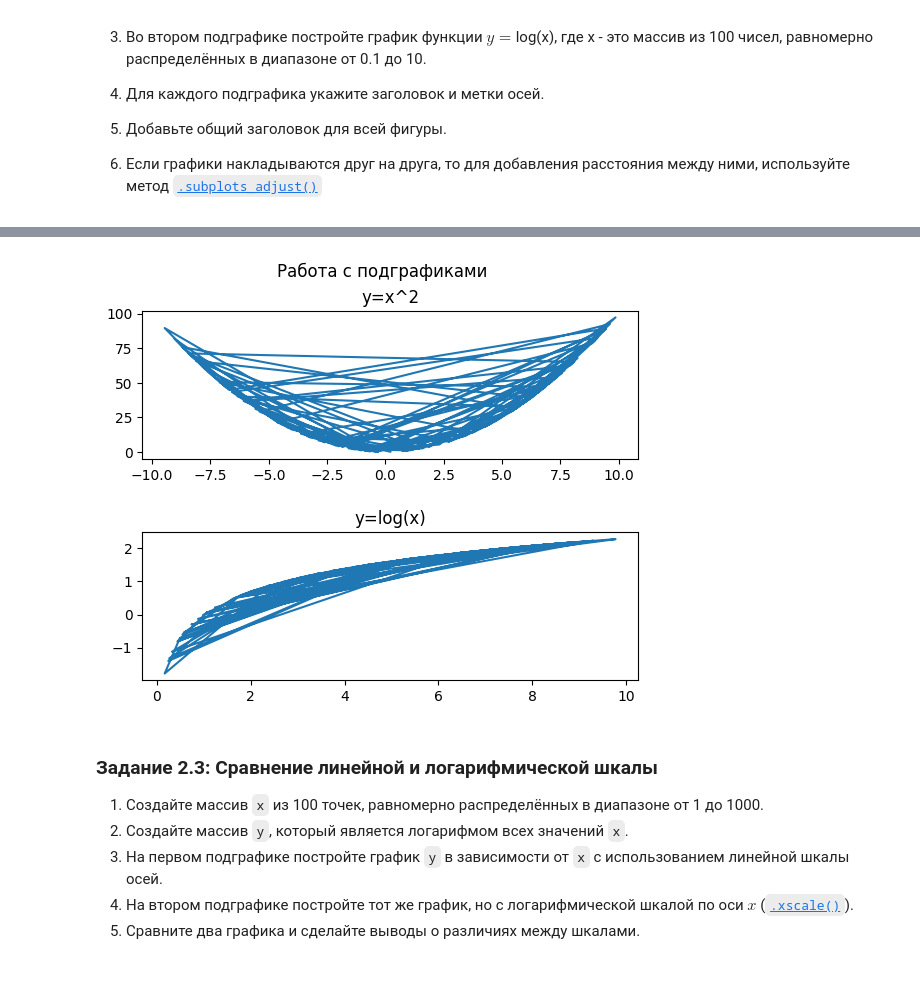
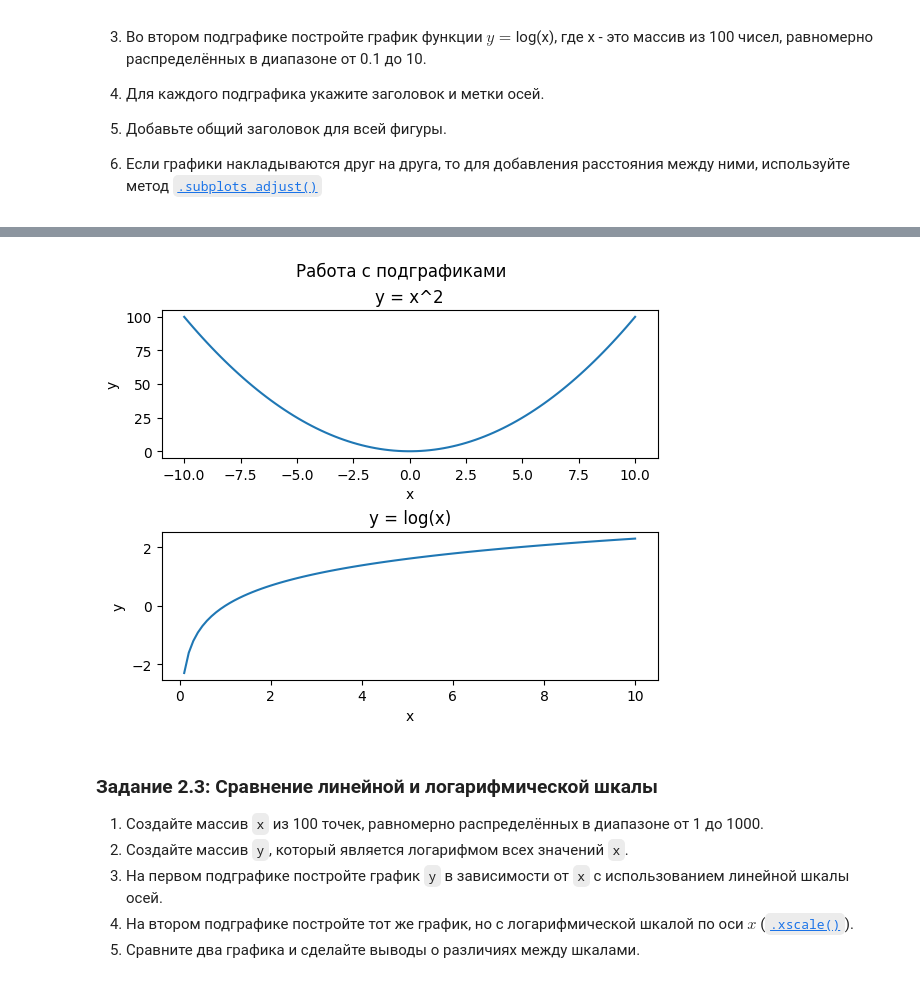
Before and after one commit to mixa15341/Data_Minimg, a Jupyter notebook: 3. Библиотеки Matplotlib, Plotly/Практическая_работа_№3_Matplotlib_Plotly.ipynb, the cells around one changed output, grey strips where cells are left out. Drawn from its saved outputs; the diff is of its cells as text; code cells hidden in the pictures.

```diff
--- a/3. Библиотеки Matplotlib, Plotly/Практическая_работа_№3_Matplotlib_Plotly.ipynb
+++ b/3. Библиотеки Matplotlib, Plotly/Практическая_работа_№3_Matplotlib_Plotly.ipynb
@@ -272,20 +272,26 @@ Text(0, 0.5, 'Значение')
 # %% [markdown]
 ![image.png](embedded-picture-1)
 # %%
-x = np.random.uniform(-10,10,100)
-x_sq=x**2
-fig, axes = plt.subplots(2,1)
-axes[0].plot(x, x_sq)
-axes[0].set_title('y=x^2')
+x1 = np.linspace(-10, 10, 100)
+y1 = x1**2
+fig, axs = plt.subplots(2, 1)
+axs[0].plot(x1, y1)
+axs[0].set_title('y = x^2')
+axs[0].set_xlabel('x')
+axs[0].set_ylabel('y')
+x2 = np.linspace(0.1, 10, 100)
+y2 = np.log(x2)
 
+fig.suptitle('Работа с подграфиками')
 
-x = np.random.uniform(0.1,10,100)
-axes[1].plot(x,np.log(x))
-axes[1].set_title('y=log(x)')
-plt.suptitle('Работа с подграфиками')
+axs[1].plot(x2, y2)
+axs[1].set_title('y = log(x)')
+axs[1].set_xlabel('x')
+axs[1].set_ylabel('y')
+
 plt.subplots_adjust(hspace=0.5)
 # %% [output]
-[figure, old version]
+[figure, new version]
 # %% [markdown]
 ### Задание 2.3: Сравнение линейной и логарифмической шкалы
 
```
Also changed, not shown: parts of 2 cells of this notebook.
